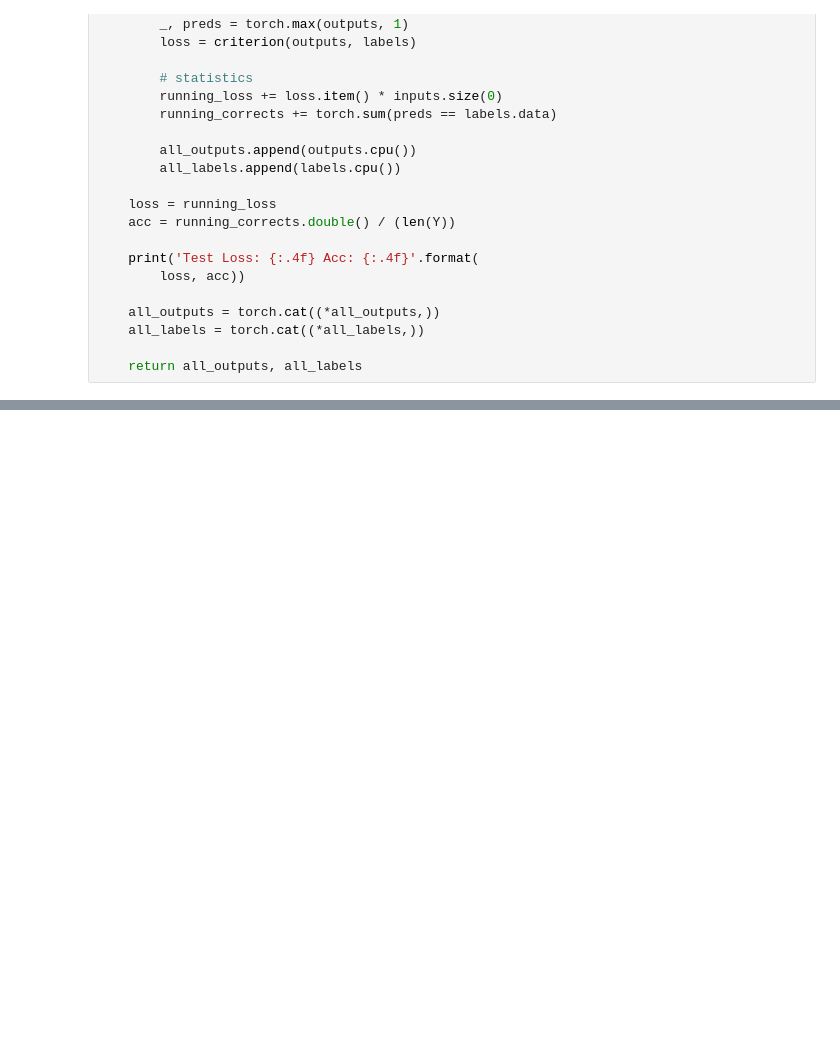
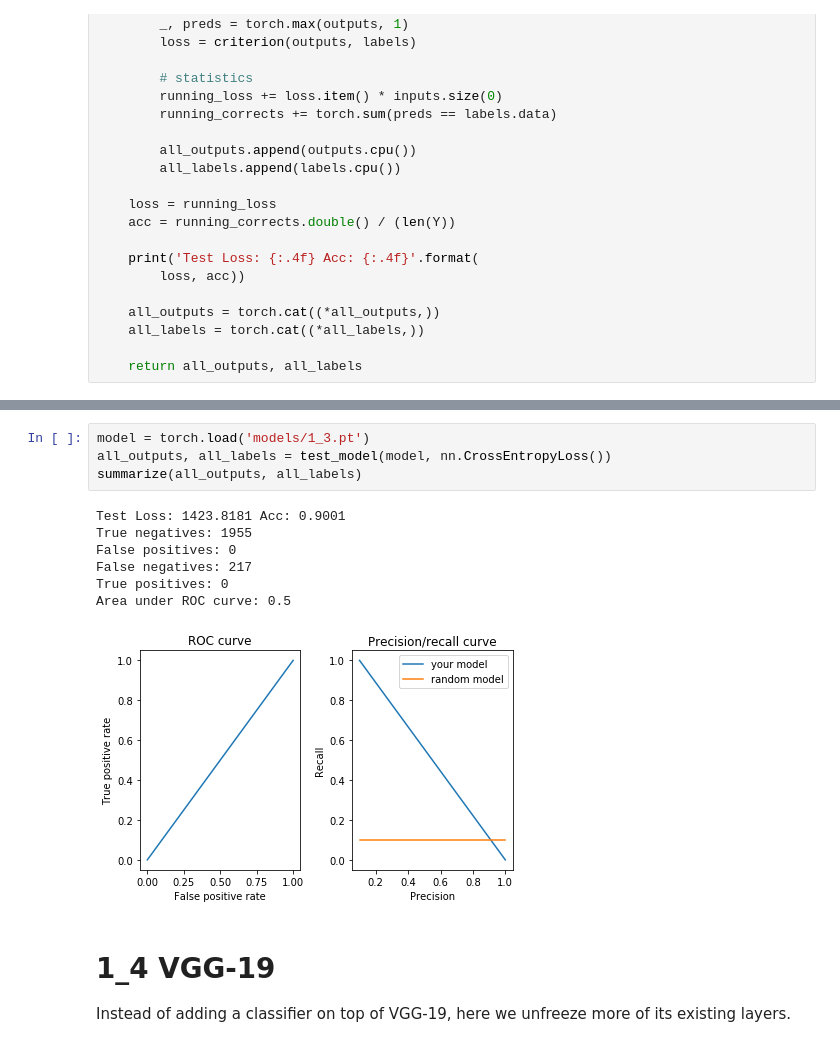
Before and after one commit to EthanSargent/Lesion-Classification, a Jupyter notebook: trainer.ipynb, the cells around one changed output, grey strips where cells are left out. Cells and saved outputs as stored; diff of their text form; blank space fills up the shorter version.

```diff
--- a/trainer.ipynb
+++ b/trainer.ipynb
@@ -167,0 +272,15 @@ Test Loss: 10147.3051 Acc: 0.8439
+# %%
+model = torch.load('models/1_3.pt')
+all_outputs, all_labels = test_model(model, nn.CrossEntropyLoss())
+summarize(all_outputs, all_labels)
+# %% [output]
+Test Loss: 1423.8181 Acc: 0.9001
+True negatives: 1955
+False positives: 0
+False negatives: 217
+True positives: 0
+Area under ROC curve: 0.5
+[figure, added]
+# %% [markdown]
+# 1_4 VGG-19
+Instead of adding a classifier on top of VGG-19, here we unfreeze more of its existing layers.
```
Also changed, not shown: parts of 21 cells of this notebook, 2 other files.
